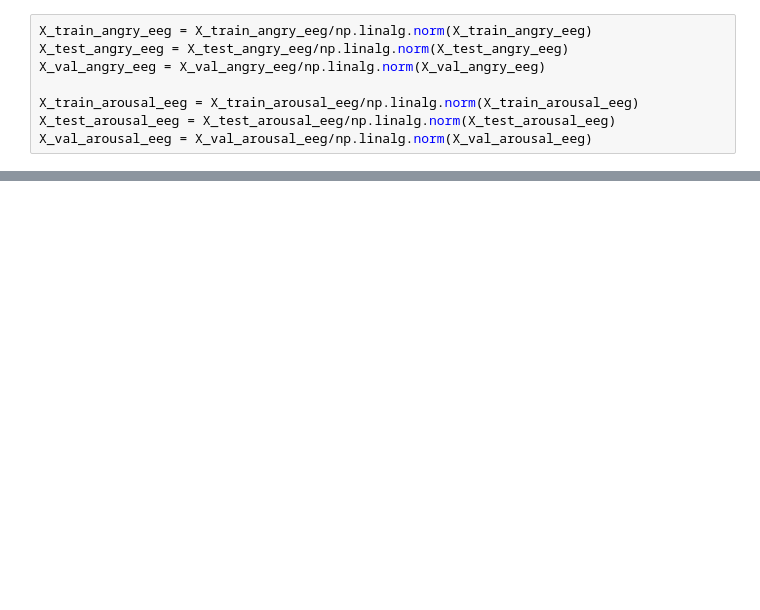
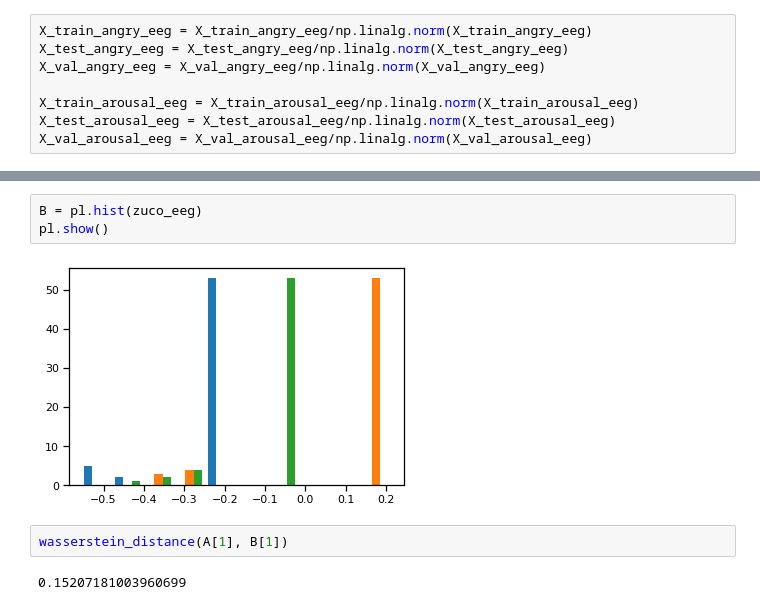
Before and after one commit to saber258/EEG_Text_alignment, a Jupyter notebook: main_trans_KEMOCON/view.ipynb, the cells around one changed output, grey strips where cells are left out. Drawn from its saved outputs; the diff is of its cells as text; blank space fills up the shorter version.

```diff
--- a/main_trans_KEMOCON/view.ipynb
+++ b/main_trans_KEMOCON/view.ipynb
@@ -647,0 +584,9 @@ DataParallel(
+# %%
+B = pl.hist(zuco_eeg)
+pl.show()
+# %% [output]
+[figure, added]
+# %%
+wasserstein_distance(A[1], B[1])
+# %% [output]
+0.15207181003960699
```
Also changed, not shown: parts of 82 cells of this notebook, 19 other files.
